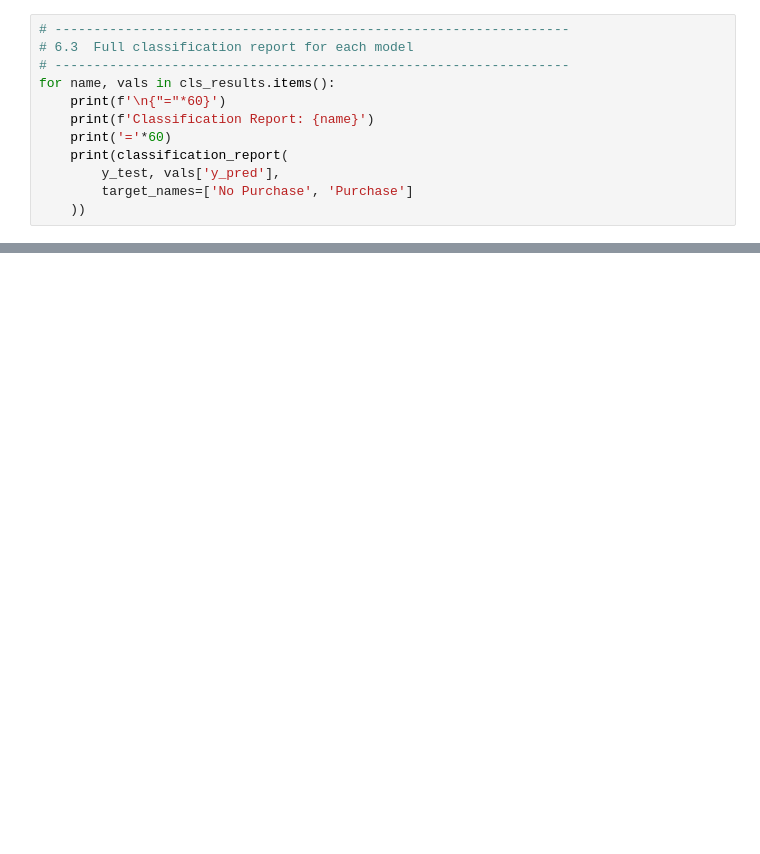
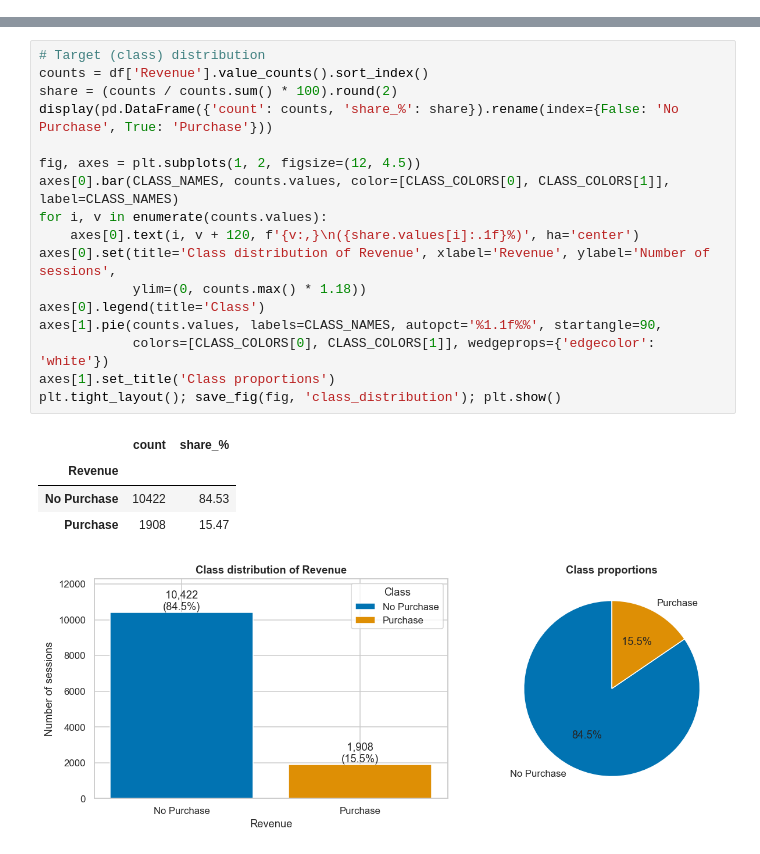
Before and after one commit to gauresh1036/ML_Capstone, a Jupyter notebook: notebooks/classification.ipynb, the cells around one changed output, grey strips where cells are left out. Saved outputs shown, nothing was run; the diff lists cells and outputs as text; blank space fills up the shorter version.

```diff
--- a/notebooks/classification.ipynb
+++ b/notebooks/classification.ipynb
@@ -1078,12 +0,0 @@ plt.show()
-# %%
-# ------------------------------------------------------------------
-# 6.3  Full classification report for each model
-# ------------------------------------------------------------------
-for name, vals in cls_results.items():
-    print(f'\n{"="*60}')
-    print(f'Classification Report: {name}')
-    print('='*60)
-    print(classification_report(
-        y_test, vals['y_pred'],
-        target_names=['No Purchase', 'Purchase']
-    ))
@@ -1262,0 +199,23 @@ plt.show()
+# %%
+# Target (class) distribution
+counts = df['Revenue'].value_counts().sort_index()
+share = (counts / counts.sum() * 100).round(2)
+display(pd.DataFrame({'count': counts, 'share_%': share}).rename(index={False: 'No Purchase', True: 'Purchase'}))
+
+fig, axes = plt.subplots(1, 2, figsize=(12, 4.5))
+axes[0].bar(CLASS_NAMES, counts.values, color=[CLASS_COLORS[0], CLASS_COLORS[1]], label=CLASS_NAMES)
+for i, v in enumerate(counts.values):
+    axes[0].text(i, v + 120, f'{v:,}\n({share.values[i]:.1f}%)', ha='center')
+axes[0].set(title='Class distribution of Revenue', xlabel='Revenue', ylabel='Number of sessions',
+            ylim=(0, counts.max() * 1.18))
+axes[0].legend(title='Class')
+axes[1].pie(counts.values, labels=CLASS_NAMES, autopct='%1.1f%%', startangle=90,
+            colors=[CLASS_COLORS[0], CLASS_COLORS[1]], wedgeprops={'edgecolor': 'white'})
+axes[1].set_title('Class proportions')
+plt.tight_layout(); save_fig(fig, 'class_distribution'); plt.show()
+# %% [output]
+|  | count | share_% |
+| Revenue |  |  |
+| No Purchase | 10422 | 84.53 |
+| Purchase | 1908 | 15.47 |
+[figure, added]
```
Also changed, not shown: parts of 172 cells of this notebook, 31 other files.
